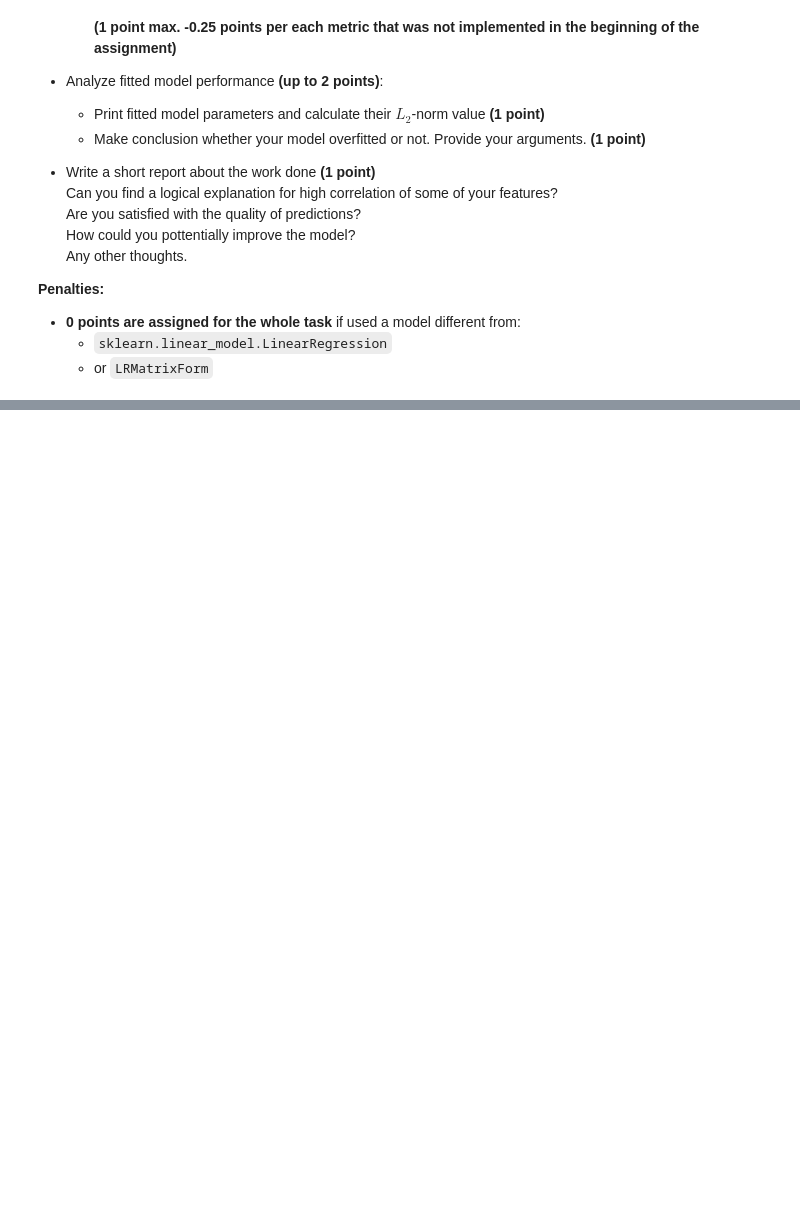
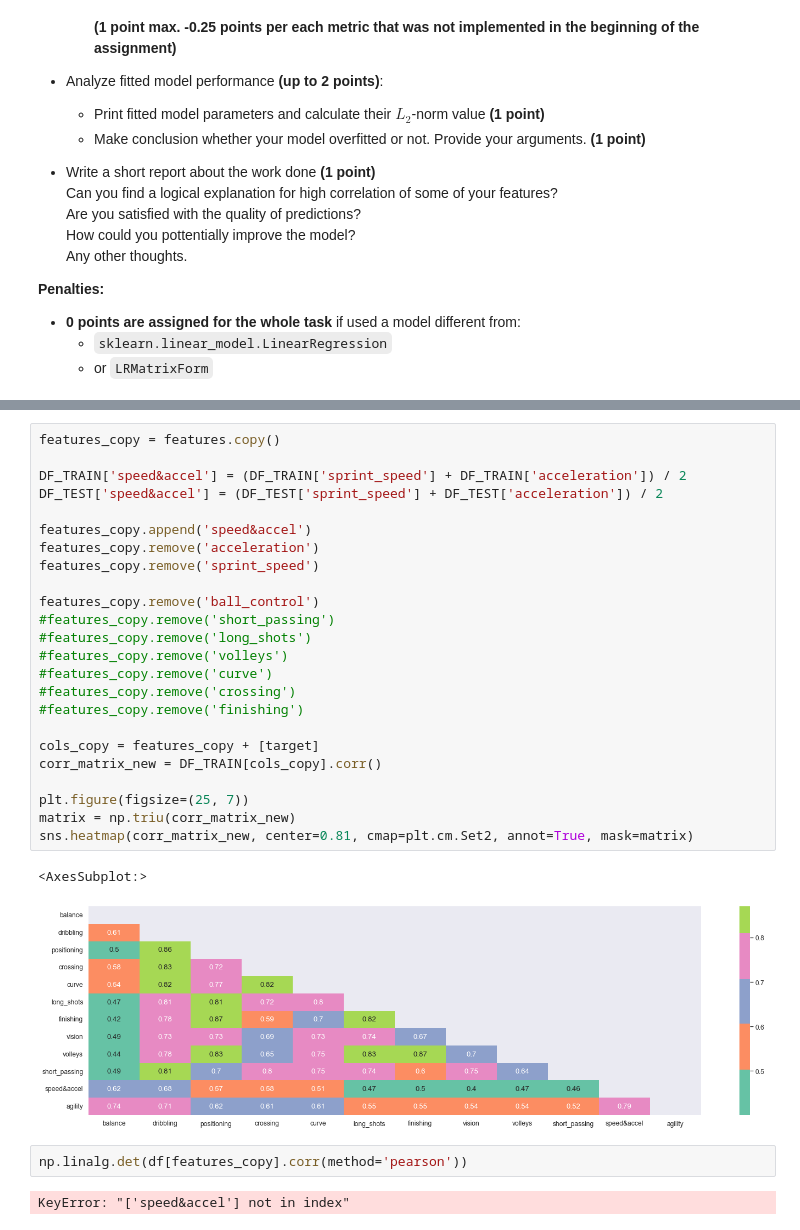
Before and after one commit to kastrubait/ml-intro-2022Q1, a Jupyter notebook: task-3_linear_regression.ipynb, the cells around one changed output, grey strips where cells are left out. Drawn from its saved outputs; the diff is of its cells as text; blank space fills up the shorter version.

```diff
--- a/task-3_linear_regression.ipynb
+++ b/task-3_linear_regression.ipynb
@@ -1689,0 +1913,31 @@ Steps you need to follow:
+# %%
+features_copy = features.copy()
+
+DF_TRAIN['speed&accel'] = (DF_TRAIN['sprint_speed'] + DF_TRAIN['acceleration']) / 2
+DF_TEST['speed&accel'] = (DF_TEST['sprint_speed'] + DF_TEST['acceleration']) / 2
+
+features_copy.append('speed&accel')
+features_copy.remove('acceleration')
+features_copy.remove('sprint_speed')
+
+features_copy.remove('ball_control')
+#features_copy.remove('short_passing')
+#features_copy.remove('long_shots')
+#features_copy.remove('volleys')
+#features_copy.remove('curve')
+#features_copy.remove('crossing')
+#features_copy.remove('finishing')
+
+cols_copy = features_copy + [target]
+corr_matrix_new = DF_TRAIN[cols_copy].corr()
+
+plt.figure(figsize=(25, 7))
+matrix = np.triu(corr_matrix_new)
+sns.heatmap(corr_matrix_new, center=0.81, cmap=plt.cm.Set2, annot=True, mask=matrix)
+# %% [output]
+<AxesSubplot:>
+[figure, added]
+# %%
+np.linalg.det(df[features_copy].corr(method='pearson'))
+# %% [output]
+KeyError: "['speed&accel'] not in index"
```
Also changed, not shown: parts of 70 cells of this notebook.
